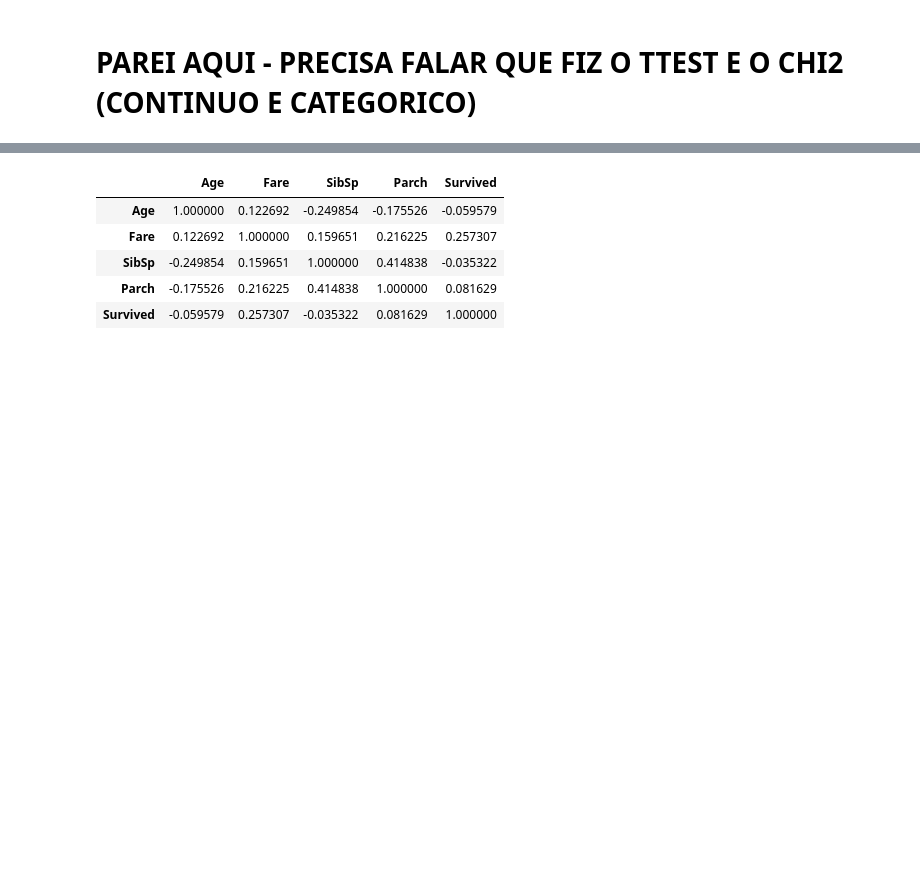
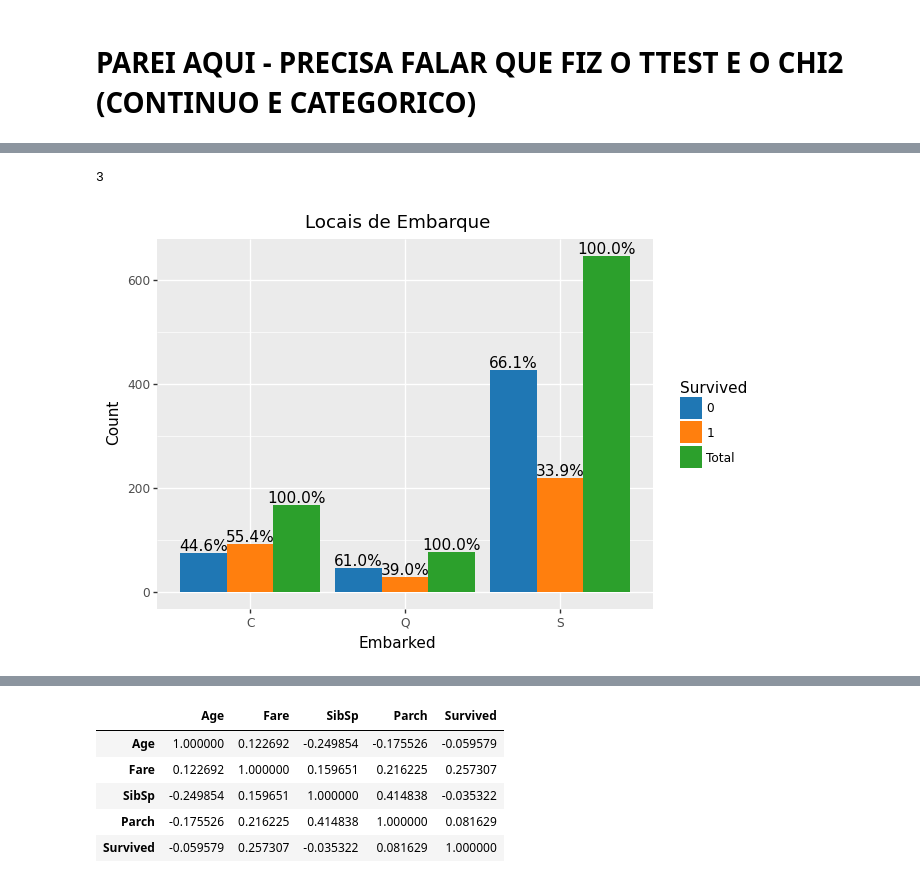
Before and after one commit to pdcos/analise_visual_ciencia_de_dados, a Jupyter notebook: exercicio_individual/exercicio_individual.ipynb, the cells around one changed output, grey strips where cells are left out. Drawn from its saved outputs; the diff is of its cells as text; code cells hidden in the pictures; blank space fills up the shorter version.

```diff
--- a/exercicio_individual/exercicio_individual.ipynb
+++ b/exercicio_individual/exercicio_individual.ipynb
@@ -535,0 +553,8 @@ ggplot(df_titanic, aes(x='Survived', y='Fare')) + geom_boxplot() + theme_minimal
+# %%
+title = 'Locais de Embarque'
+category = 'Embarked'
+plot = plot_survival_barplot(df_titanic, category, title)
+print(plot)
+# %% [output]
+3
+[figure, added]
```
Also changed, not shown: parts of 23 cells of this notebook.
